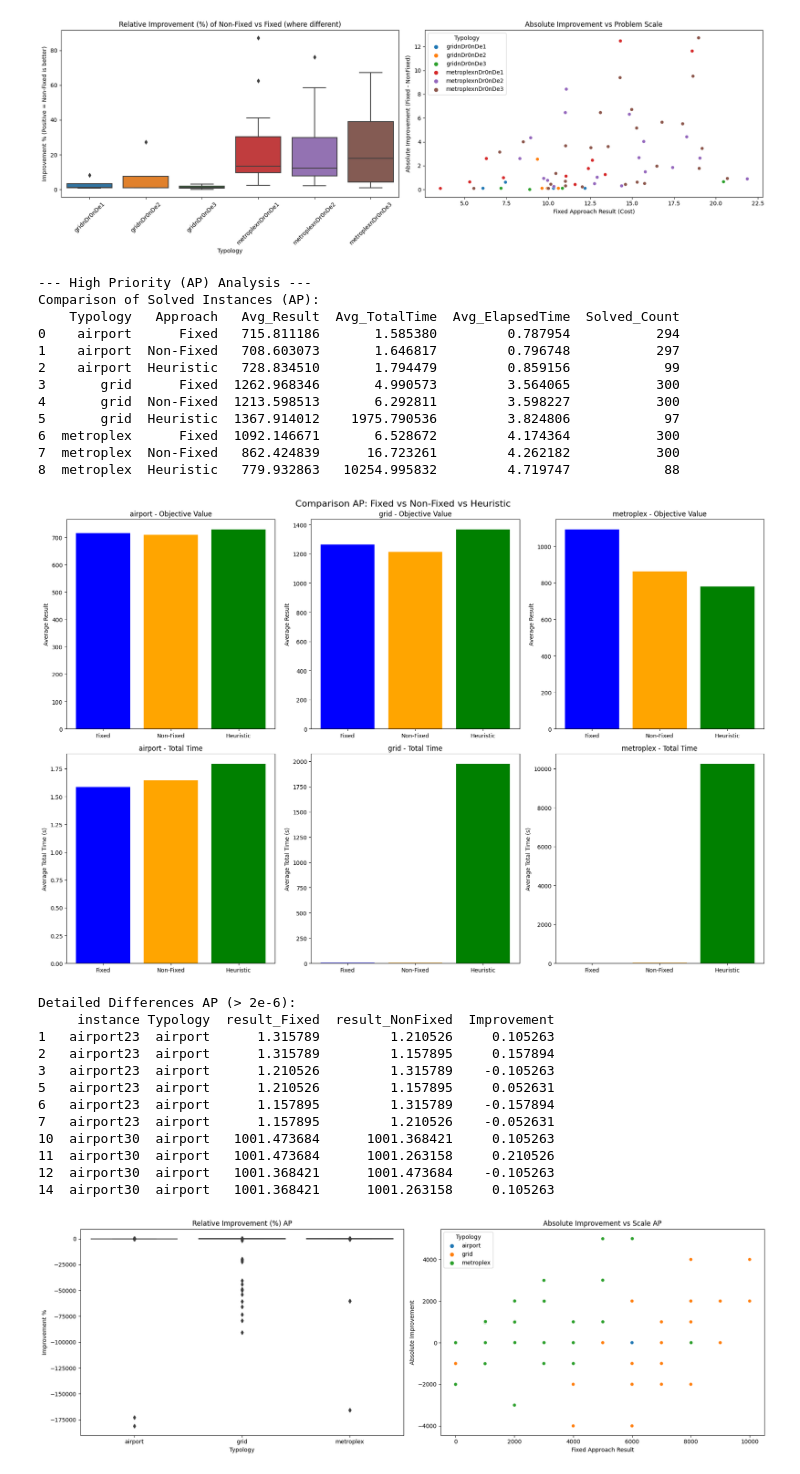
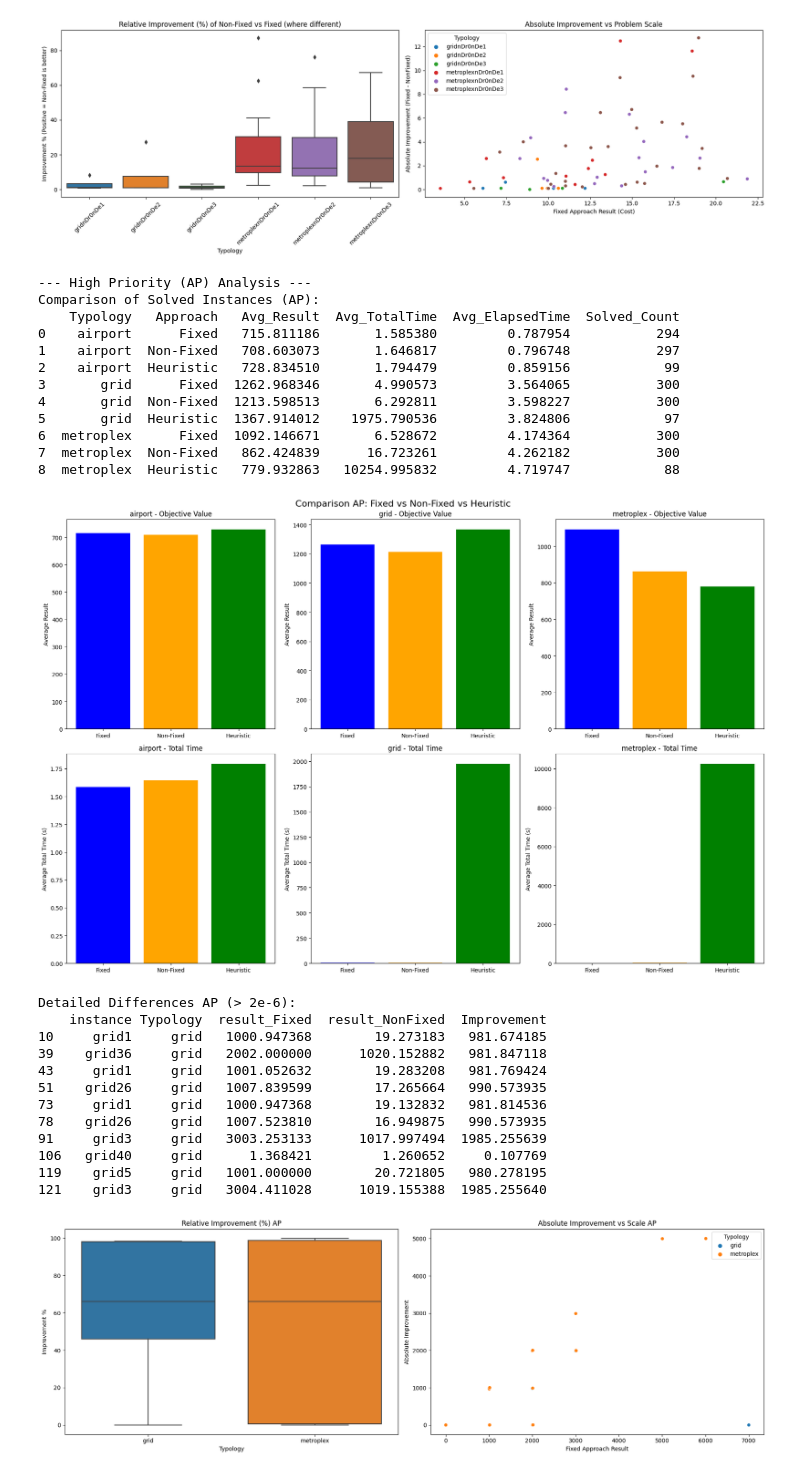
Before and after one commit to Fiden99/tacticalDeconflictionUAM, a Jupyter notebook: elaborateTimeAfterThesis.ipynb, the cells around one changed output. Cells and saved outputs as stored; diff of their text form; code cells hidden in the pictures.

Commit message:
correct pictures considering reduceTini, change name to latex table to manage easily

```diff
--- a/elaborateTimeAfterThesis.ipynb
+++ b/elaborateTimeAfterThesis.ipynb
@@ -677,9 +677,9 @@ for typ in typologies_AP:
     if res_heur: comparison_data_AP.append(res_heur)
 
     # Differences
-    merged = pd.merge(fixed_data[['instance', 'result', 'totalTime']],
-                      nonfixed_data[['instance', 'result', 'totalTime']],
-                      on='instance', suffixes=('_Fixed', '_NonFixed'))
+    merged = pd.merge(fixed_data[['instance', 'result', 'totalTime',"reduceTini"]],
+                      nonfixed_data[['instance', 'result', 'totalTime',"reduceTini"]],
+                      on=['instance',"reduceTini"], suffixes=('_Fixed', '_NonFixed'))
     merged = merged[np.isfinite(merged['result_Fixed']) & np.isfinite(merged['result_NonFixed'])]
     diff_mask = np.abs(merged['result_Fixed'] - merged['result_NonFixed']) > 2e-6
     diffs = merged[diff_mask].copy()
@@ -720,45 +720,45 @@ if detailed_diffs_AP:
     print("\nDetailed Differences AP (> 2e-6):")
     print(all_diffs_AP[['instance', 'Typology', 'result_Fixed', 'result_NonFixed', 'Improvement']].head(10).to_string())
 
     fig, ax = plt.subplots(1, 2, figsize=(18, 6))
     sns.boxplot(x='Typology', y='Rel_Improvement', data=all_diffs_AP, ax=ax[0])
     ax[0].set_title('Relative Improvement (%) AP')
     ax[0].set_ylabel('Improvement %')
     sns.scatterplot(x='result_Fixed', y='Improvement', hue='Typology', data=all_diffs_AP, ax=ax[1])
     ax[1].set_title('Absolute Improvement vs Scale AP')
     ax[1].set_xlabel('Fixed Approach Result')
     ax[1].set_ylabel('Absolute Improvement')
     plt.tight_layout()
     plt.show()
 else:
     print("\nNo significant differences found for AP.")
 # %% [output]
 --- High Priority (AP) Analysis ---
 Comparison of Solved Instances (AP):
     Typology   Approach   Avg_Result  Avg_TotalTime  Avg_ElapsedTime  Solved_Count
 0    airport      Fixed   715.811186       1.585380         0.787954           294
 1    airport  Non-Fixed   708.603073       1.646817         0.796748           297
 2    airport  Heuristic   728.834510       1.794479         0.859156            99
 3       grid      Fixed  1262.968346       4.990573         3.564065           300
 4       grid  Non-Fixed  1213.598513       6.292811         3.598227           300
 5       grid  Heuristic  1367.914012    1975.790536         3.824806            97
 6  metroplex      Fixed  1092.146671       6.528672         4.174364           300
 7  metroplex  Non-Fixed   862.424839      16.723261         4.262182           300
 8  metroplex  Heuristic   779.932863   10254.995832         4.719747            88
 [figure]
 Detailed Differences AP (> 2e-6):
-     instance Typology  result_Fixed  result_NonFixed  Improvement
-1   airport23  airport      1.315789         1.210526     0.105263
-2   airport23  airport      1.315789         1.157895     0.157894
-3   airport23  airport      1.210526         1.315789    -0.105263
-5   airport23  airport      1.210526         1.157895     0.052631
-6   airport23  airport      1.157895         1.315789    -0.157894
-7   airport23  airport      1.157895         1.210526    -0.052631
-10  airport30  airport   1001.473684      1001.368421     0.105263
-11  airport30  airport   1001.473684      1001.263158     0.210526
-12  airport30  airport   1001.368421      1001.473684    -0.105263
-14  airport30  airport   1001.368421      1001.263158     0.105263
+    instance Typology  result_Fixed  result_NonFixed  Improvement
+10     grid1     grid   1000.947368        19.273183   981.674185
+39    grid36     grid   2002.000000      1020.152882   981.847118
+43     grid1     grid   1001.052632        19.283208   981.769424
+51    grid26     grid   1007.839599        17.265664   990.573935
+73     grid1     grid   1000.947368        19.132832   981.814536
+78    grid26     grid   1007.523810        16.949875   990.573935
+91     grid3     grid   3003.253133      1017.997494  1985.255639
+106   grid40     grid      1.368421         1.260652     0.107769
+119    grid5     grid   1001.000000        20.721805   980.278195
+121    grid3     grid   3004.411028      1019.155388  1985.255640
-[figure, old version]
+[figure, new version]
 # %%
 # Comparison for Non-Collaborative (NC) instances
 print("--- Non-Collaborative (NC) Analysis ---")
```
Also changed, not shown: parts of 1 cell of this notebook, 4 other files.
